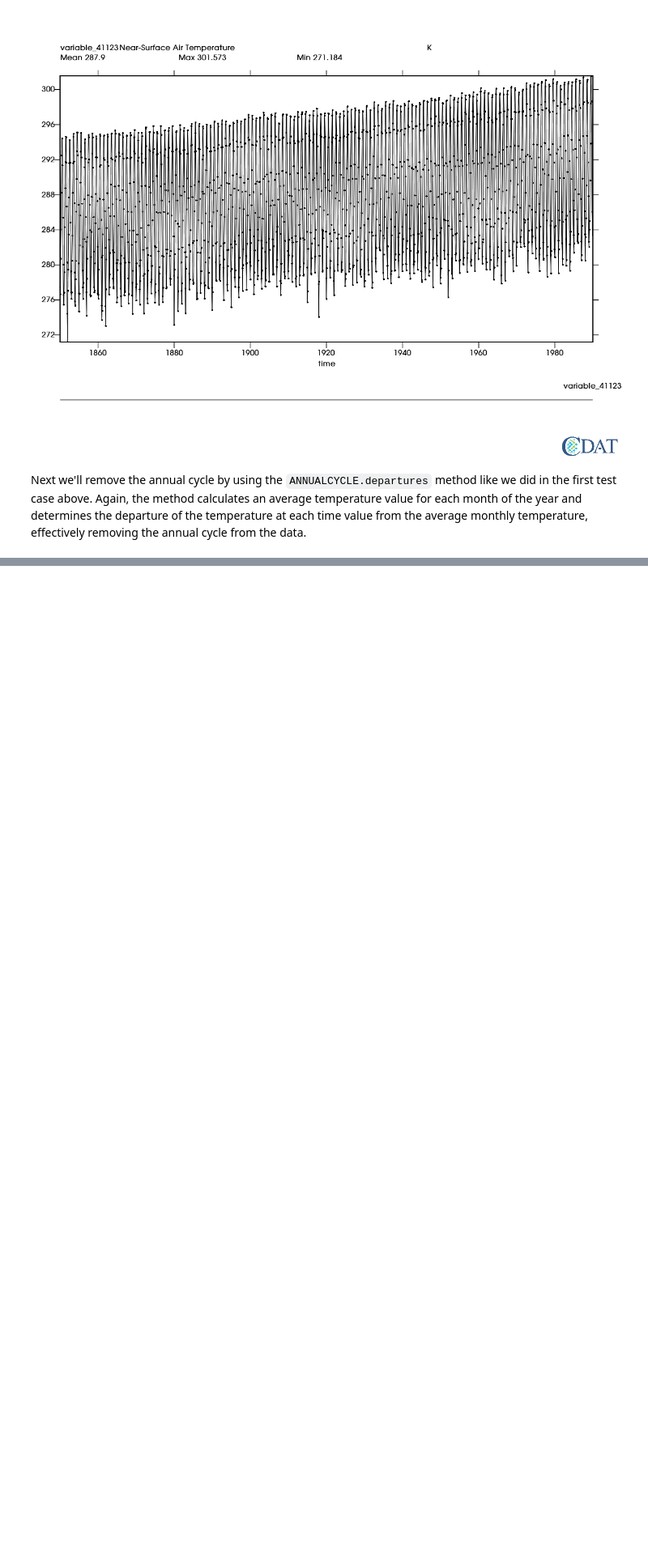
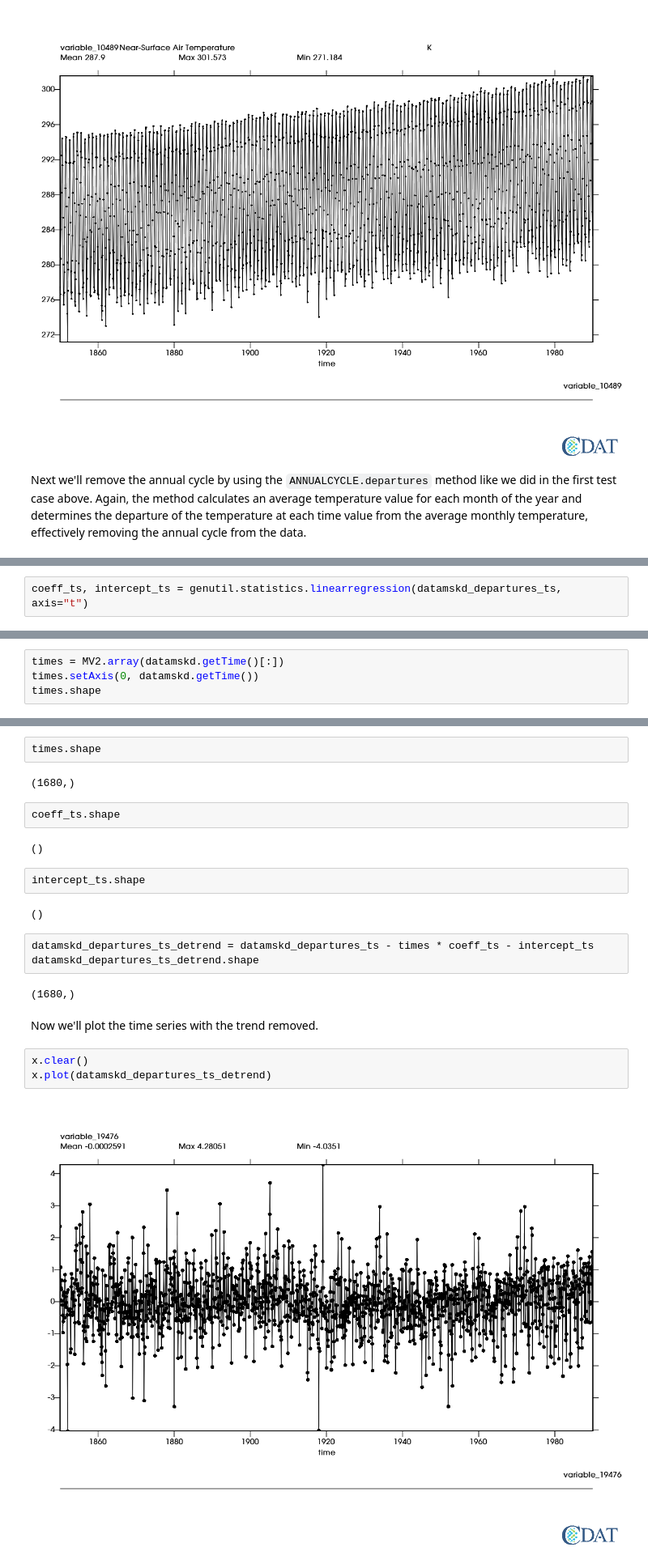
Before and after one commit to CDAT/Jupyter-notebooks, a Jupyter notebook: scientific/Detrend_Data/Detrend_data.ipynb, the cells around one changed output, grey strips where cells are left out. Shown at 81% size. Cells and saved outputs as stored; diff of their text form; blank space fills up the shorter version.

```diff
--- a/scientific/Detrend_Data/Detrend_data.ipynb
+++ b/scientific/Detrend_Data/Detrend_data.ipynb
@@ -210,0 +297,2 @@ The CDAT software was developed by LLNL. This tutorial was written by Charles Do
+# %%
+coeff_ts, intercept_ts = genutil.statistics.linearregression(datamskd_departures_ts, axis="t")
@@ -210,0 +312,4 @@ The CDAT software was developed by LLNL. This tutorial was written by Charles Do
+# %%
+times = MV2.array(datamskd.getTime()[:])
+times.setAxis(0, datamskd.getTime())
+times.shape
@@ -210,0 +410,24 @@ The CDAT software was developed by LLNL. This tutorial was written by Charles Do
+# %%
+times.shape
+# %% [output]
+(1680,)
+# %%
+coeff_ts.shape
+# %% [output]
+()
+# %%
+intercept_ts.shape
+# %% [output]
+()
+# %%
+datamskd_departures_ts_detrend = datamskd_departures_ts - times * coeff_ts - intercept_ts
+datamskd_departures_ts_detrend.shape
+# %% [output]
+(1680,)
+# %% [markdown]
+Now we'll plot the time series with the trend removed.
+# %%
+x.clear()
+x.plot(datamskd_departures_ts_detrend)
+# %% [output]
+[figure, added]
```
Also changed, not shown: parts of 86 cells of this notebook, 1 other file.
